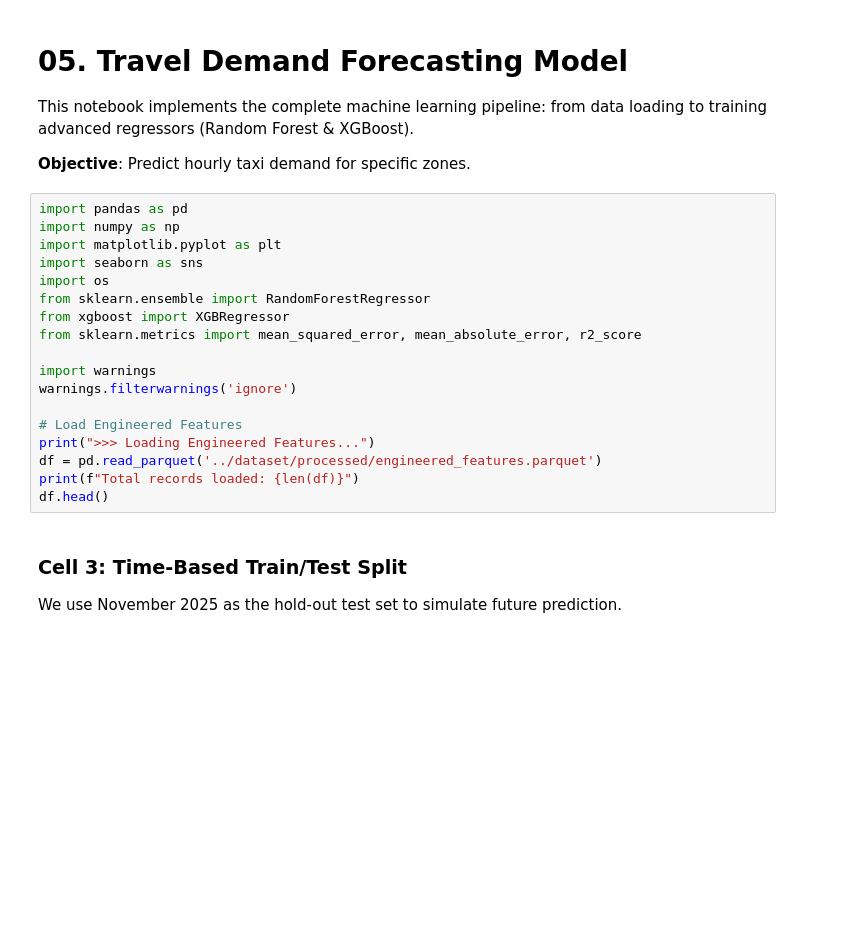
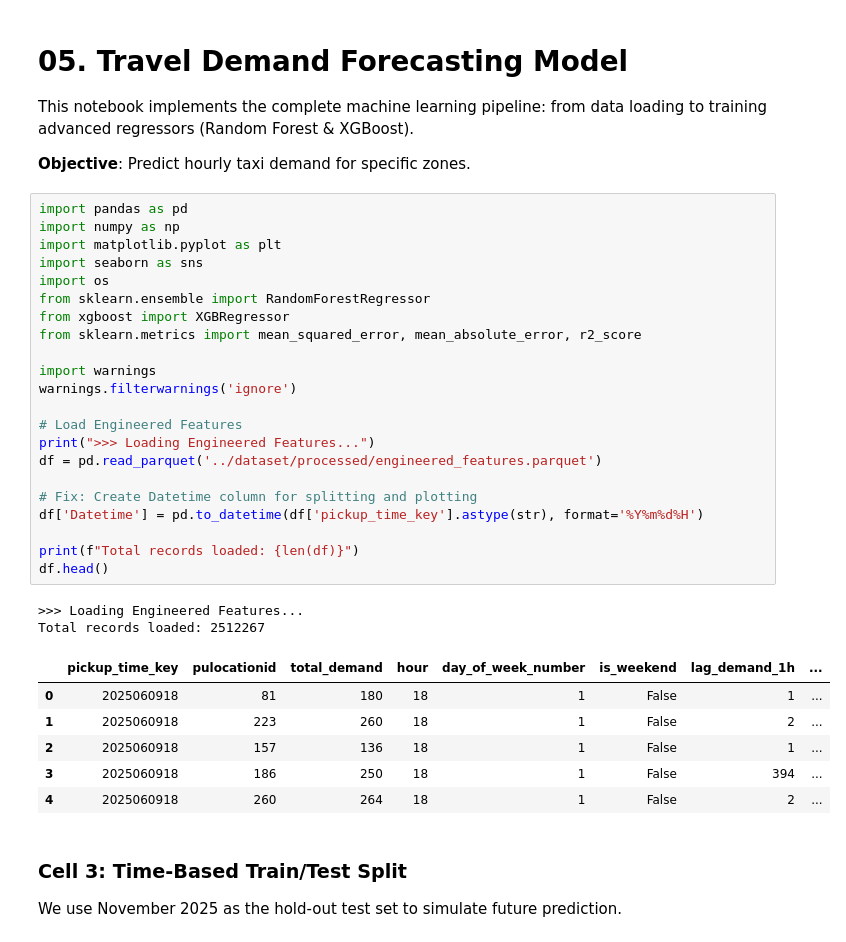
Before and after one commit to thanhtan2210/DW-and-DSS-for-Travel-Demand-Predicttion, a Jupyter notebook: notebooks/05_forecasting_model.ipynb, the cells around one changed output. Drawn from its saved outputs; the diff is of its cells as text; blank space fills up the shorter version.

```diff
--- a/notebooks/05_forecasting_model.ipynb
+++ b/notebooks/05_forecasting_model.ipynb
@@ -6,21 +6,34 @@ This notebook implements the complete machine learning pipeline: from data loadi
 # %%
 import pandas as pd
 import numpy as np
 import matplotlib.pyplot as plt
 import seaborn as sns
 import os
 from sklearn.ensemble import RandomForestRegressor
 from xgboost import XGBRegressor
 from sklearn.metrics import mean_squared_error, mean_absolute_error, r2_score
 
 import warnings
 warnings.filterwarnings('ignore')
 
 # Load Engineered Features
 print(">>> Loading Engineered Features...")
 df = pd.read_parquet('../dataset/processed/engineered_features.parquet')
+
+# Fix: Create Datetime column for splitting and plotting
+df['Datetime'] = pd.to_datetime(df['pickup_time_key'].astype(str), format='%Y%m%d%H')
+
 print(f"Total records loaded: {len(df)}")
 df.head()
+# %% [output]
+>>> Loading Engineered Features...
+Total records loaded: 2512267
+|  | pickup_time_key | pulocationid | total_demand | hour | day_of_week_number | is_weekend | lag_demand_1h | ... |
+| 0 | 2025060918 | 81 | 180 | 18 | 1 | False | 1 | ... |
+| 1 | 2025060918 | 223 | 260 | 18 | 1 | False | 2 | ... |
+| 2 | 2025060918 | 157 | 136 | 18 | 1 | False | 1 | ... |
+| 3 | 2025060918 | 186 | 250 | 18 | 1 | False | 394 | ... |
+| 4 | 2025060918 | 260 | 264 | 18 | 1 | False | 2 | ... |
 # %% [markdown]
 ### Cell 3: Time-Based Train/Test Split
 We use November 2025 as the hold-out test set to simulate future prediction.
```
Also changed, not shown: parts of 4 cells of this notebook, 4 other files.
